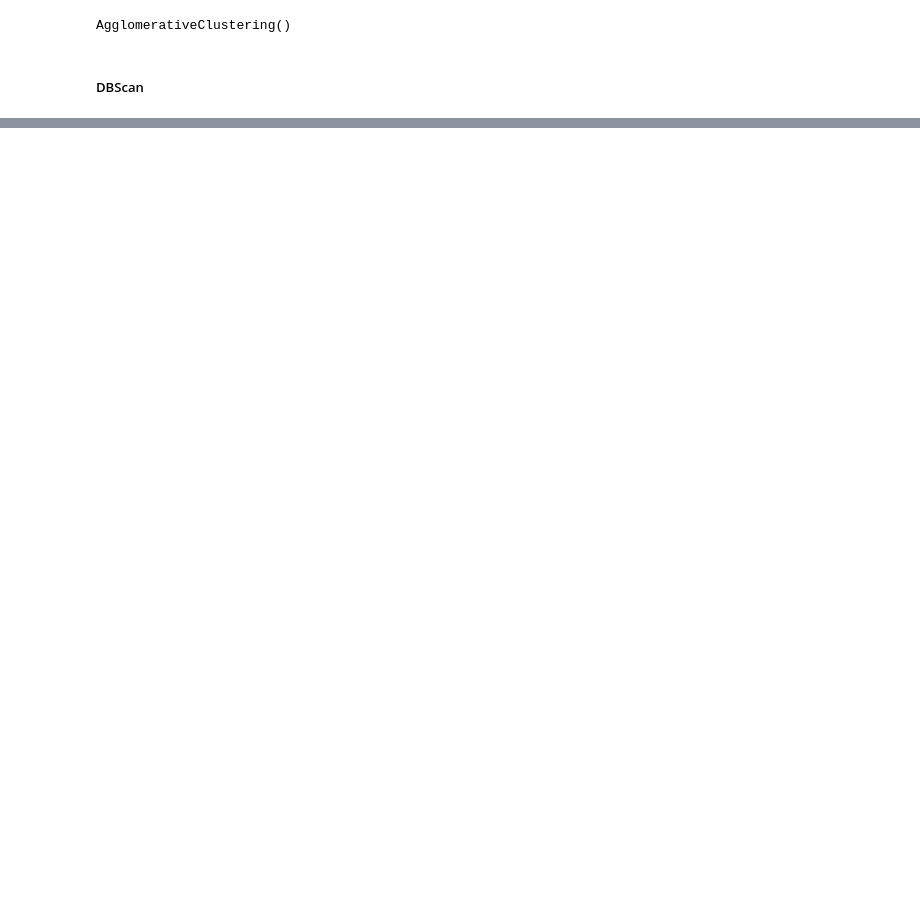
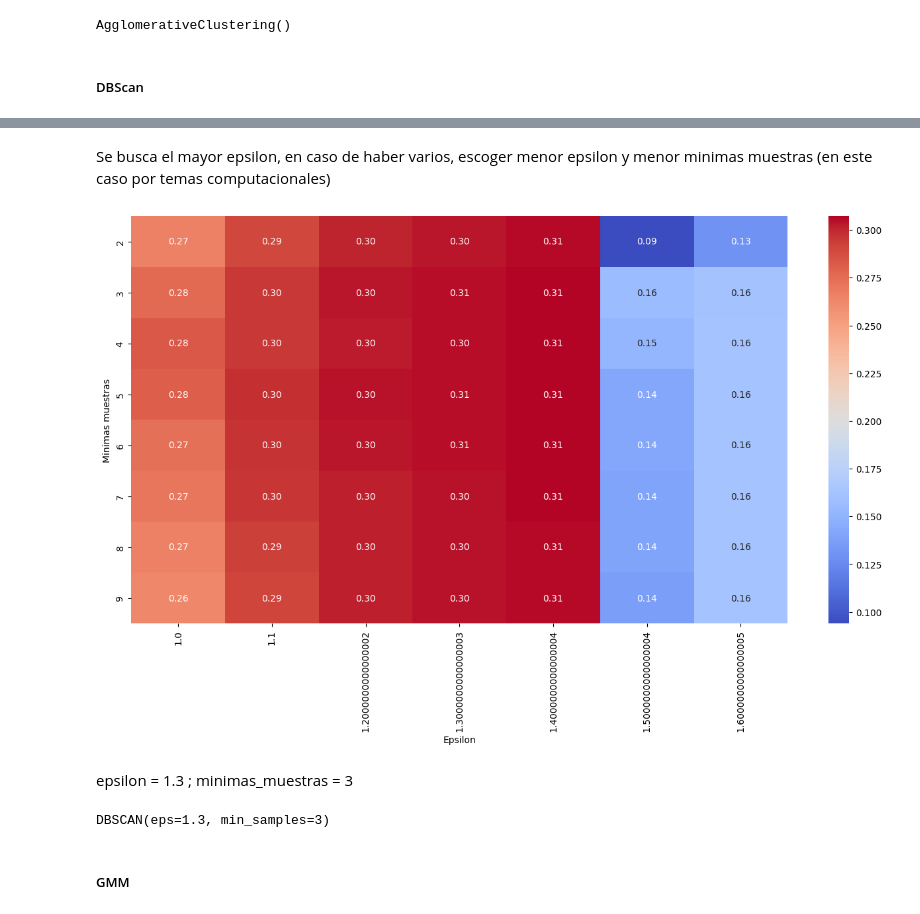
Before and after one commit to DavidBetancurRamirez/ComputacionCientifica, a Jupyter notebook: agrupamiento/airline/airline_loyalty.ipynb, the cells around one changed output, grey strips where cells are left out. Cells and saved outputs as stored; diff of their text form; code cells hidden in the pictures; blank space fills up the shorter version.

```diff
--- a/agrupamiento/airline/airline_loyalty.ipynb
+++ b/agrupamiento/airline/airline_loyalty.ipynb
@@ -422,0 +430,35 @@ plt.show()
+# %% [markdown]
+Se busca el mayor epsilon, en caso de haber varios, escoger menor epsilon y menor minimas muestras (en este caso por temas computacionales)
+# %%
+eps_values = np.arange(1.0, 1.6, 0.1)
+min_samples = np.arange(2, 10)
+
+dbscan_params = list(product(eps_values, min_samples))
+sil_score = []
+
+for p in dbscan_params:
+  x_pred = DBSCAN(eps = p[0], min_samples=p[1]).fit_predict(data_pro_sample)
+  # x_pred = DBSCAN(eps = p[0], min_samples=p[1]).fit_predict(data_pro)
+
+  sil_score.append(silhouette_score(data_pro_sample, x_pred))
+  # sil_score.append(silhouette_score(data_pro, x_pred))
+# %%
+df_params_adj = pd.DataFrame.from_records(dbscan_params, columns=['Epsilon', 'Minimas muestras'])
+df_params_adj['Score'] = sil_score
+
+pivot_data = pd.pivot_table(df_params_adj, values = 'Score', index = 'Minimas muestras', columns = 'Epsilon')
+plt.figure(figsize=(16, 8))
+
+sb.heatmap(data=pivot_data, annot=True, fmt='.2f', cmap='coolwarm')
+plt.show()
+# %% [output]
+[figure, added]
+# %% [markdown]
+epsilon = 1.3 ; minimas_muestras = 3
+# %%
+db_final = DBSCAN(eps = 1.3, min_samples=3).fit(data_pro_sample)
+db_final
+# %% [output]
+DBSCAN(eps=1.3, min_samples=3)
+# %% [markdown]
+##### GMM
```
Also changed, not shown: parts of 21 cells of this notebook, 1 other file.
